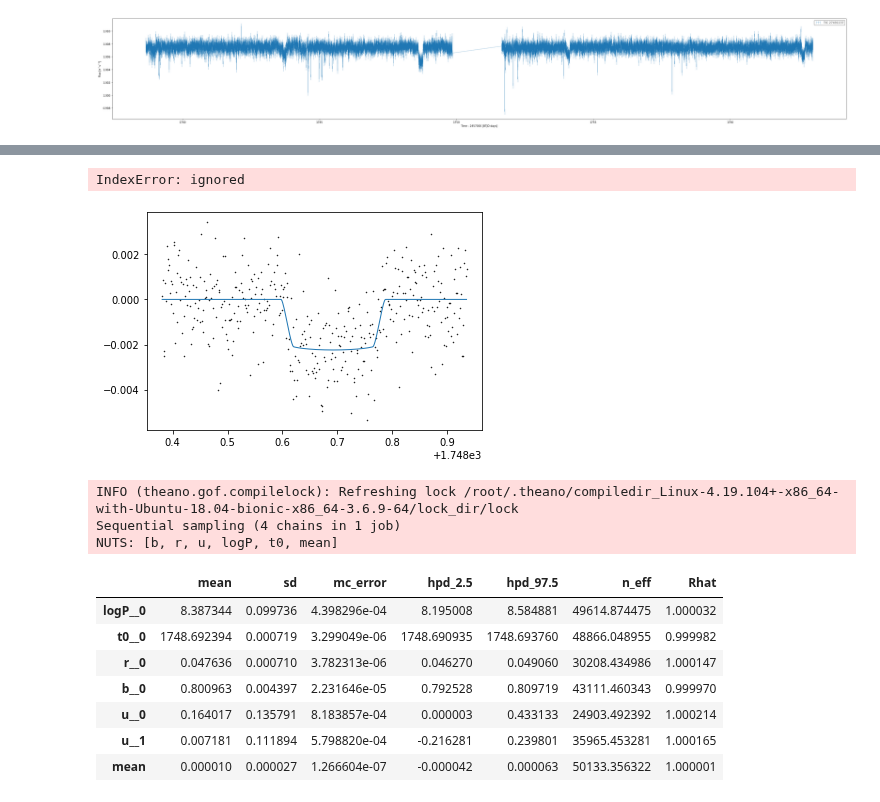
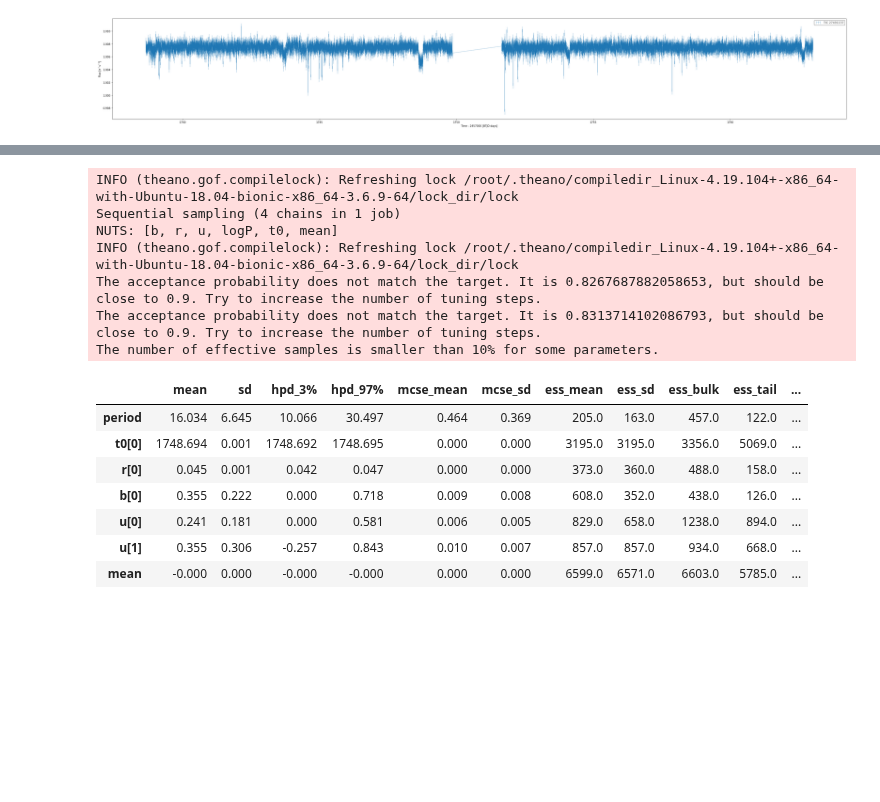
Before and after one commit to hughesymendes/TIC-27491137, a Jupyter notebook: dip2_sample.ipynb, the cells around one changed output, grey strips where cells are left out. Cells and saved outputs as stored; diff of their text form; code cells hidden in the pictures; blank space fills up the shorter version.

```diff
--- a/dip2_sample.ipynb
+++ b/dip2_sample.ipynb
@@ -141,9 +122,11 @@ array([1748.38095812, 1748.38234699, 1748.38373586, 1748.38512472,
 # %%
 import numpy as np
 import exoplanet as xo
+import pymc3 as pm
+
 
 # The light curve calculation requires an orbit
-orbit = xo.orbits.KeplerianOrbit(period=np.random.uniform(1,50,1), t0 =1748.69, r_star = 0.78, m_star = 0.87)
+orbit = xo.orbits.KeplerianOrbit(period=10, t0 =1748.69, r_star = 0.78, m_star = 0.87)
 
 # Compute a limb-darkened light curve using starry
 t = np.linspace(1748.38095812,1748.93511565,400)
@@ -151,10 +134,10 @@ t = np.linspace(1748.38095812,1748.93511565,400)
 # 'u' seems to be linear but is only given as one value whereas 'u' here is 2D so I've input values
 # In between the two closest stellar temps. paper-- https://arxiv.org/pdf/0912.2274.pdf
 
-u = [0.1, 0.19]
+u = [0.5, 0.15]
 light_curve = (
     xo.LimbDarkLightCurve(u)
-    .get_light_curve(orbit=orbit, r=0.037, t=t, texp=0.015)
+    .get_light_curve(orbit=orbit, r=0.037, t=t, texp=0.01)
     .eval()
 )
 # Note: the `eval` is needed because this is using Theano in
@@ -170,6 +152,4 @@ INFO (theano.gof.compilelock): Refreshing lock /root/.theano/compiledir_Linux-4.
 # %%
-import pymc3 as pm
-
 with pm.Model() as model:
 
     # The baseline flux
@@ -181,11 +161,11 @@ with pm.Model() as model:
     t0 = pm.Normal("t0", mu=1748.69, sd=1.0, shape=1)
 
     # The log period; also tracking the period itself
-    logP = pm.Normal("logP", mu=np.random.uniform(1,100,1), sd=0.1, shape=1)
-    period = np.random.uniform(1,100,1)
+    logP = pm.Uniform("logP", lower=0,upper=6,testval=1)
+    period = pm.Deterministic("period", pm.math.exp(logP))
 
     # The Kipping (2013) parameterization for quadratic limb darkening paramters
-    u = xo.distributions.QuadLimbDark("u", testval=np.array([0.04, 0.06]))
+    u = xo.distributions.QuadLimbDark("u", testval=np.array([0.5, 0.015]))
 
     r = pm.Uniform("r", lower=0.01, upper=0.06, shape=1)
     b = xo.distributions.ImpactParameter("b", ror=r, shape=1, testval=np.random.rand())
@@ -203,7 +183,7 @@ with pm.Model() as model:
 
     # In this line, we simulate the dataset that we will fit
     y = dy
-    y += dy_err * np.random.randn(len(y))
+    #y += dy_err * np.random.randn(len(y))
 
     # The likelihood function assuming known Gaussian uncertainty
     pm.Normal("obs", mu=light_curve, sd=dy_err, observed=y)
@@ -211,6 +191,17 @@ with pm.Model() as model:
     # Fit for the maximum a posteriori parameters given the simuated
     # dataset
     map_soln = xo.optimize(start=model.test_point)
+
+plt.plot(t, y, ".k", ms=1, label="data")
+for i, l in enumerate("bc"):
+    plt.plot(
+        t, map_soln["light_curves"][:, i], lw=1, label="planet {0}".format(l)
+    )
+plt.xlim(t.min(), t.max())
+plt.ylabel("relative flux")
+plt.xlabel("time [days]")
+plt.legend(fontsize=10)
+_ = plt.title("map model")
 # %% [output]
 optimizing logp for variables: [b, r, u, logP, t0, mean]
 [interactive output not drawn]
@@ -219,23 +212,9 @@ logp: 299.46911285091267 -> 857.5083661746038
-# %%
-plt.plot(t, y, ".k", ms=1, label="data")
-for i, l in enumerate("bc"):
-    plt.plot(
-        t, map_soln["light_curves"][:, i], lw=1, label="planet {0}".format(l)
-    )
-plt.xlim(t.min(), t.max())
-plt.ylabel("relative flux")
-plt.xlabel("time [days]")
-plt.legend(fontsize=10)
-_ = plt.title("map model")
-# %% [output]
-IndexError: ignored
-[figure, removed]
 # %%
 np.random.seed(42)
 with model:
     trace = pm.sample(
         tune=3000,
-        draws=10000,
+        draws=3000,
         start=map_soln,
         chains=4,
         step=xo.get_dense_nuts_step(target_accept=0.9),
@@ -244,17 +223,21 @@ with model:
 INFO (theano.gof.compilelock): Refreshing lock /root/.theano/compiledir_Linux-4.19.104+-x86_64-with-Ubuntu-18.04-bionic-x86_64-3.6.9-64/lock_dir/lock
 Sequential sampling (4 chains in 1 job)
 NUTS: [b, r, u, logP, t0, mean]
+INFO (theano.gof.compilelock): Refreshing lock /root/.theano/compiledir_Linux-4.19.104+-x86_64-with-Ubuntu-18.04-bionic-x86_64-3.6.9-64/lock_dir/lock
+The acceptance probability does not match the target. It is 0.8267687882058653, but should be close to 0.9. Try to increase the number of tuning steps.
+The acceptance probability does not match the target. It is 0.8313714102086793, but should be close to 0.9. Try to increase the number of tuning steps.
+The number of effective samples is smaller than 10% for some parameters.
 # %%
-pm.summary(trace, varnames=["logP", "t0", "r", "b", "u", "mean"])
+pm.summary(trace, varnames=["period", "t0", "r", "b", "u", "mean"])
 # %% [output]
-|  | mean | sd | mc_error | hpd_2.5 | hpd_97.5 | n_eff | Rhat |
-| logP__0 | 8.387344 | 0.099736 | 4.398296e-04 | 8.195008 | 8.584881 | 49614.874475 | 1.000032 |
-| t0__0 | 1748.692394 | 0.000719 | 3.299049e-06 | 1748.690935 | 1748.693760 | 48866.048955 | 0.999982 |
-| r__0 | 0.047636 | 0.000710 | 3.782313e-06 | 0.046270 | 0.049060 | 30208.434986 | 1.000147 |
-| b__0 | 0.800963 | 0.004397 | 2.231646e-05 | 0.792528 | 0.809719 | 43111.460343 | 0.999970 |
-| u__0 | 0.164017 | 0.135791 | 8.183857e-04 | 0.000003 | 0.433133 | 24903.492392 | 1.000214 |
-| u__1 | 0.007181 | 0.111894 | 5.798820e-04 | -0.216281 | 0.239801 | 35965.453281 | 1.000165 |
-| mean | 0.000010 | 0.000027 | 1.266604e-07 | -0.000042 | 0.000063 | 50133.356322 | 1.000001 |
+|  | mean | sd | hpd_3% | hpd_97% | mcse_mean | mcse_sd | ess_mean | ess_sd | ess_bulk | ess_tail | ... |
+| period | 16.034 | 6.645 | 10.066 | 30.497 | 0.464 | 0.369 | 205.0 | 163.0 | 457.0 | 122.0 | ... |
+| t0[0] | 1748.694 | 0.001 | 1748.692 | 1748.695 | 0.000 | 0.000 | 3195.0 | 3195.0 | 3356.0 | 5069.0 | ... |
+| r[0] | 0.045 | 0.001 | 0.042 | 0.047 | 0.000 | 0.000 | 373.0 | 360.0 | 488.0 | 158.0 | ... |
+| b[0] | 0.355 | 0.222 | 0.000 | 0.718 | 0.009 | 0.008 | 608.0 | 352.0 | 438.0 | 126.0 | ... |
+| u[0] | 0.241 | 0.181 | 0.000 | 0.581 | 0.006 | 0.005 | 829.0 | 658.0 | 1238.0 | 894.0 | ... |
+| u[1] | 0.355 | 0.306 | -0.257 | 0.843 | 0.010 | 0.007 | 857.0 | 857.0 | 934.0 | 668.0 | ... |
+| mean | -0.000 | 0.000 | -0.000 | -0.000 | 0.000 | 0.000 | 6599.0 | 6571.0 | 6603.0 | 5785.0 | ... |
 # %%
 import corner
 
```
Also changed, not shown: parts of 9 cells of this notebook.
